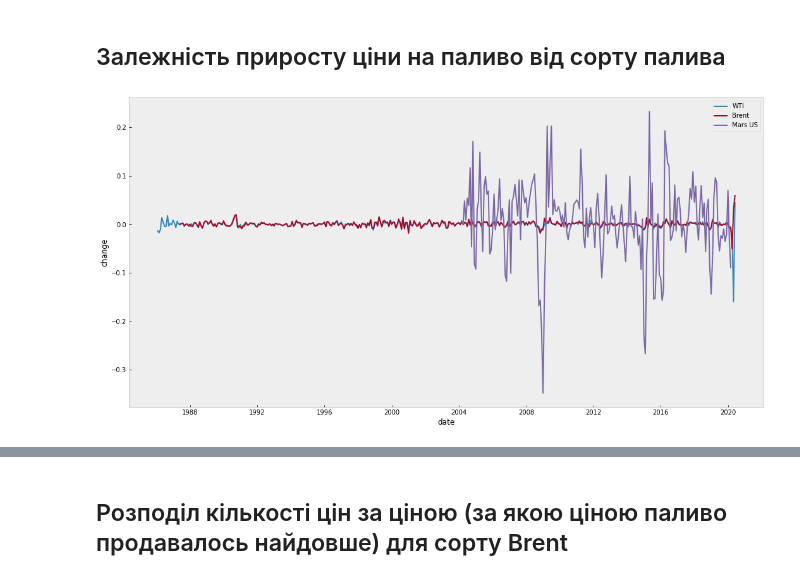
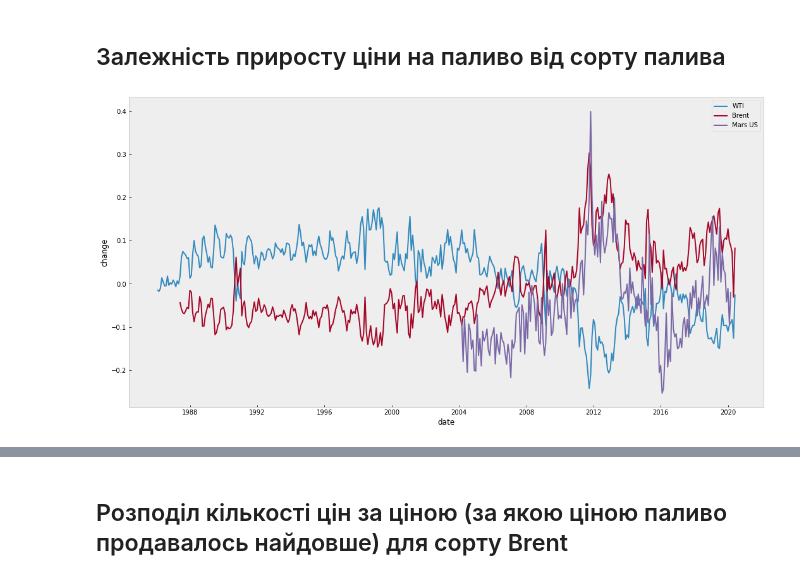
Before and after one commit to mihamor/db_course_work, a Jupyter notebook: Notebook.ipynb, the cells around one changed output, grey strips where cells are left out. Cells and saved outputs as stored; diff of their text form; code cells hidden in the pictures.

```diff
--- a/Notebook.ipynb
+++ b/Notebook.ipynb
@@ -42,17 +41,18 @@ plt.show()
 # %% [markdown]
 ## Залежність приросту ціни на паливо від сорту палива
 # %%
+df['change'] = df['price'].pct_change()
 df.set_index('date', drop=False, inplace=True)
 df.index = pd.to_datetime(df.index, format='%Y-%m-%d')
 fig, ax = plt.subplots(figsize=(18, 9))
 for oil_sort in df['marker'].unique():
     subDf = df[df['marker'] == oil_sort]
     subDf = subDf.resample('M').mean()
     ax.plot(subDf['change'], label=oil_sort)
 ax.legend(loc='best')
 ax.set(xlabel='date', ylabel='change', title='')
 ax.grid()
 plt.show()
 # %% [output]
-[figure, old version]
+[figure, new version]
 # %%
```
Also changed, not shown: parts of 5 cells of this notebook, 10 other files.
